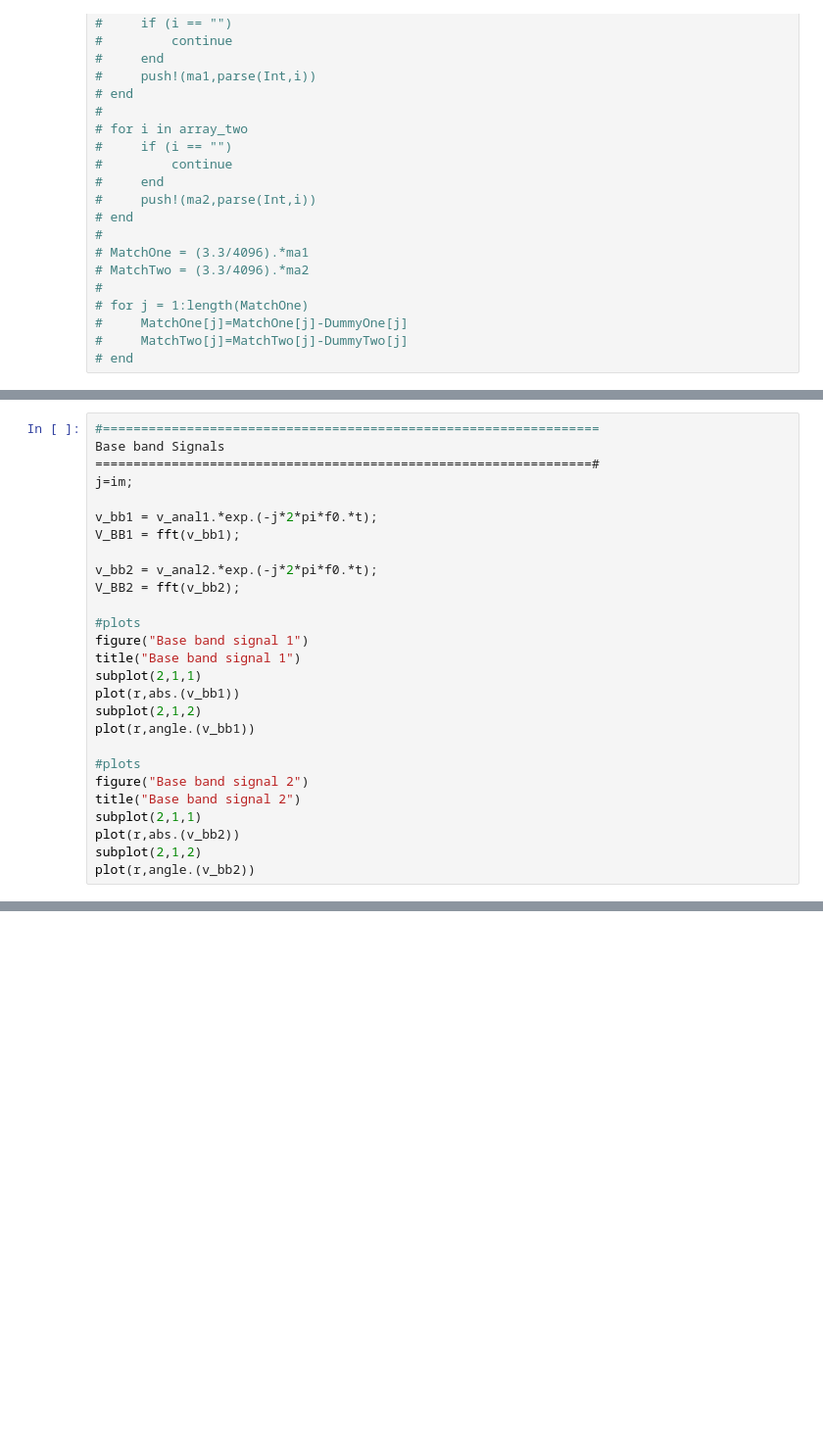
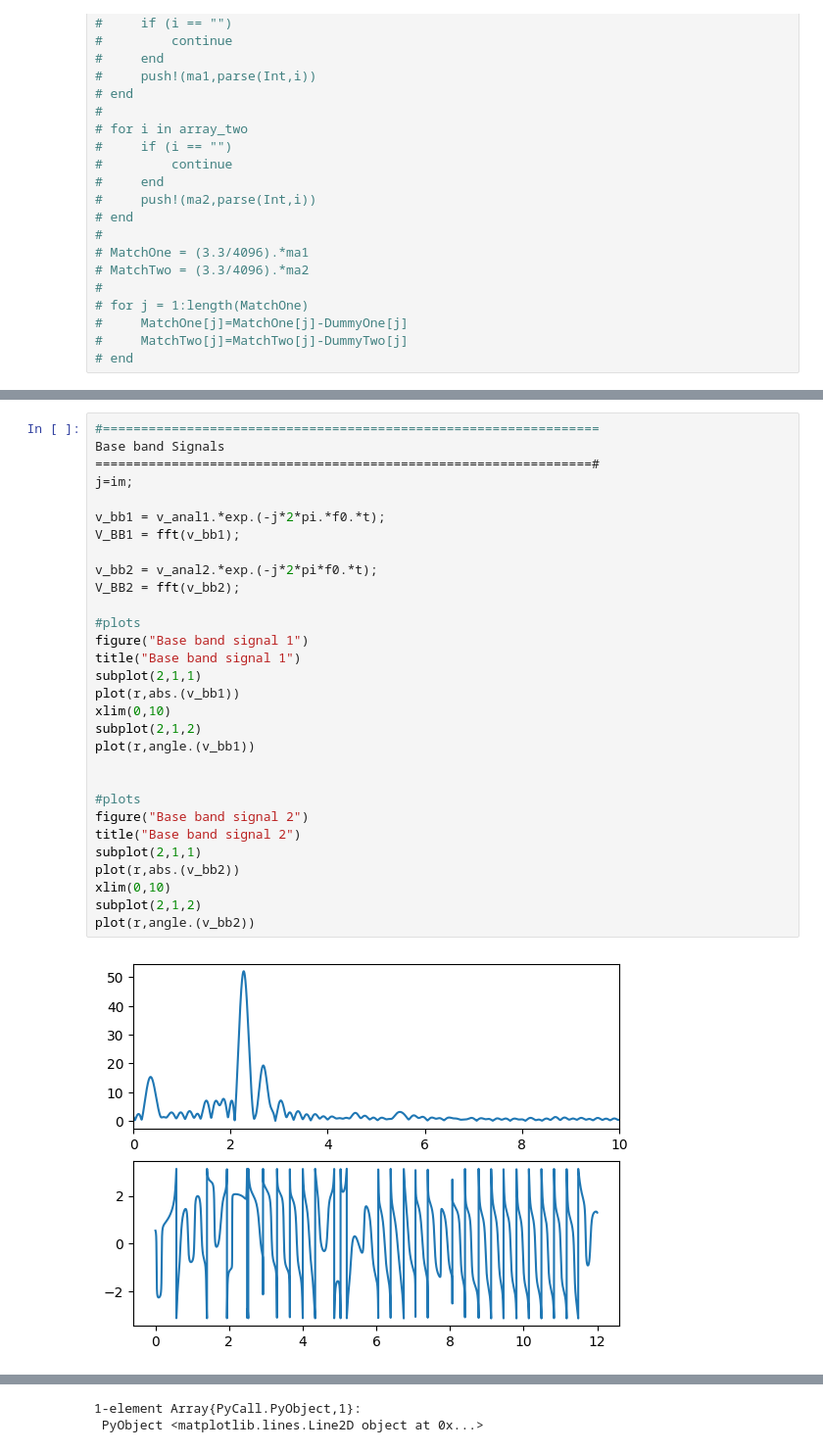
Before and after one commit to Niceta-Nduku/Sonar-Design-Project, a Jupyter notebook: Demo 2/PlanA/Processing.ipynb, the cells around one changed output, grey strips where cells are left out. Shown at 98% size. Saved outputs shown, nothing was run; the diff lists cells and outputs as text; blank space fills up the shorter version.

```diff
--- a/Demo 2/PlanA/Processing.ipynb
+++ b/Demo 2/PlanA/Processing.ipynb
@@ -387,27 +438,32 @@ plot(r,abs.(v_anal2))
 # %%
 #=================================================================
 Base band Signals
 =================================================================#
 j=im;
 
-v_bb1 = v_anal1.*exp.(-j*2*pi*f0.*t);
+v_bb1 = v_anal1.*exp.(-j*2*pi.*f0.*t);
 V_BB1 = fft(v_bb1);
 
 v_bb2 = v_anal2.*exp.(-j*2*pi*f0.*t);
 V_BB2 = fft(v_bb2);
 
 #plots
 figure("Base band signal 1")
 title("Base band signal 1")
 subplot(2,1,1)
 plot(r,abs.(v_bb1))
+xlim(0,10)
 subplot(2,1,2)
 plot(r,angle.(v_bb1))
+
 
 #plots
 figure("Base band signal 2")
 title("Base band signal 2")
 subplot(2,1,1)
 plot(r,abs.(v_bb2))
+xlim(0,10)
 subplot(2,1,2)
 plot(r,angle.(v_bb2))
+# %% [output]
+[figure, added]
@@ -414,3 +471,5 @@ plot(r,angle.(v_bb2))
+1-element Array{PyCall.PyObject,1}:
+ PyObject <matplotlib.lines.Line2D object at 0x...>
 # %%
 #=================================================================
 Angle Calculation
```
Also changed, not shown: parts of 16 cells of this notebook, 2 other files.
